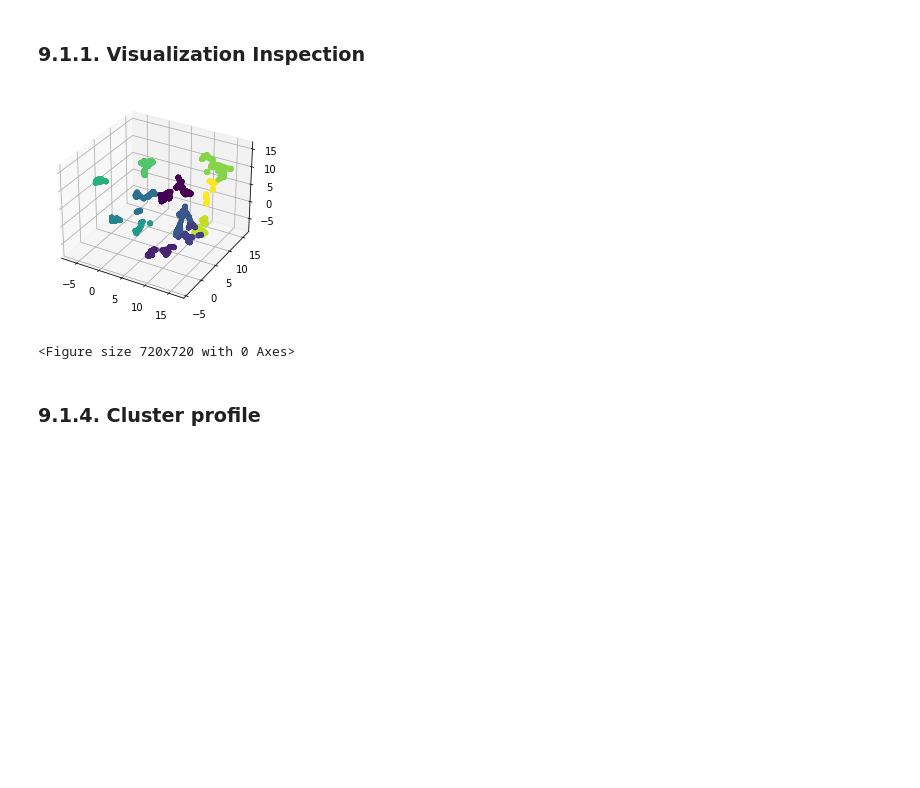
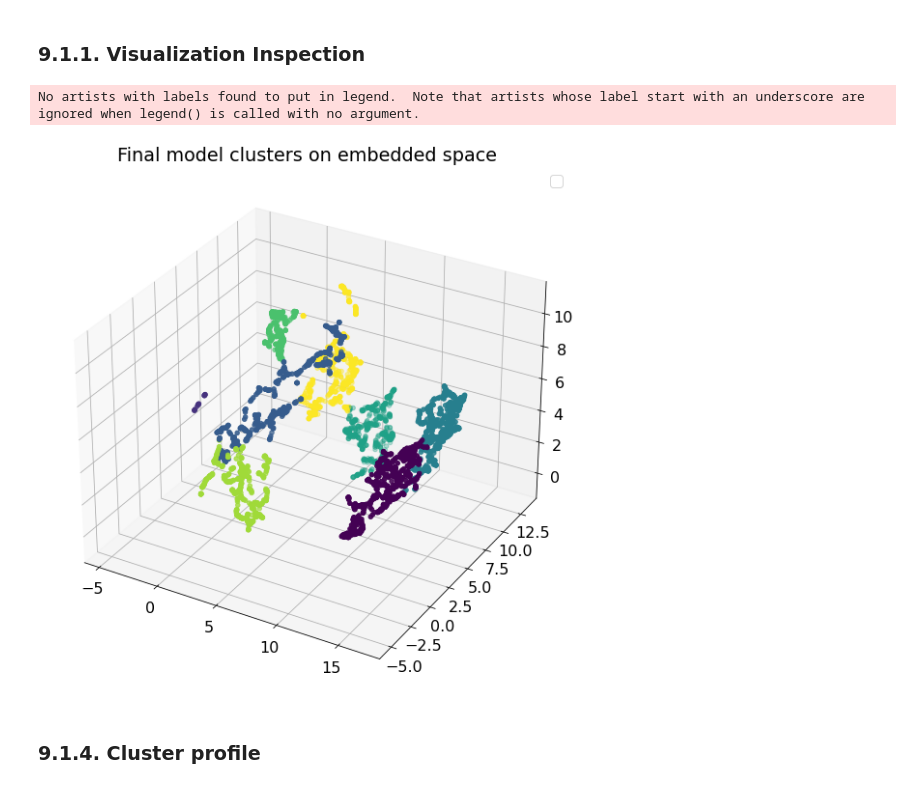
Before and after one commit to pedropscf/3-insiders-clustering, a Jupyter notebook: output.ipynb, the cells around one changed output. Cells and saved outputs as stored; diff of their text form; code cells hidden in the pictures; blank space fills up the shorter version.

```diff
--- a/output.ipynb
+++ b/output.ipynb
@@ -910,8 +948,8 @@ Rescale         -> assumption that the feature does not follow a normal distribu
 # %%
 df_rescaled = df4.copy()
 #df_rescaled = data_space.copy()
-df_rescaled = df_rescaled.drop(columns=['purchases', 'recency_d', 'quantity_d', 'invoices_p', 'invoices_d', 'avg_basket_size', 'purchases_pday','relative_revenue', 'relative_quantity'], axis=1)
-#df_rescaled = df_rescaled.drop(columns=['purchases', 'recency_d', 'quantity_d', 'quantity_p', 'invoices_d', 'avg_basket_size', 'purchases_pday','relative_revenue', 'relative_quantity'], axis=1)
+df_rescaled = df_rescaled.drop(columns=['customer_id', 'gross_revenue', 'recency_d', 'quantity_d', 'invoices_d', 'avg_basket_size', 'purchases_pday','relative_revenue', 'relative_quantity'], axis=1)
+#df_rescaled = df_rescaled.drop(columns=['customer_id', 'purchases', 'recency_d', 'quantity_d', 'invoices_p', 'invoices_d', 'avg_basket_size', 'purchases_pday','relative_revenue', 'relative_quantity'], axis=1)
 
 rs = RobustScaler()
 mm = MinMaxScaler()
@@ -969,0 +1012,3 @@ print(df7_embbed.shape)
+# %%
+df7 = df_rescaled.copy()
+df7_embbed = X_UMAP.copy()
@@ -1022,14 +1221,24 @@ Along with the better results brought by the Hierarchical model applied on a emb
 # %%
-k = 12
+k = 8
 
 # model definition
-#gmm_emb_model = mx.GaussianMixture(n_components=k)
+try:
+    parameters = json.load('models/model_parameters.json')
+    gmm_emb_model = mx.GaussianMixture(n_components=k, max_iter=500, n_init=100, random_state=42,
+                                       weights_init = np.array(parameters['weights']),
+                                       means_init = np.array(parameters['means']),
+                                       precisions_init = np.array(parameters['precisions'])
+                                      )
+
+except:
+    print('Tried loading previous model parameters, but without sucess.')
+    gmm_emb_model = mx.GaussianMixture(n_components=k, max_iter=500, n_init=100, random_state=42)
 
 # model training
-#gmm_emb_model.fit(X_embbed)
+gmm_emb_model.fit(X_embbed)
 
 # model predict
-#labels = gmm_emb_model.predict(X_embbed)
+labels = gmm_emb_model.predict(X_embbed)
 
 # model performance
 #sil = metrics.silhouette_score(X_embbed, labels, metric='euclidean')
@@ -1038,10 +1247,10 @@ k = 12
 
 
 # model definition & training
-hc_emb_model = hc.linkage(X_embbed, 'ward')
+#hc_emb_model = hc.linkage(X_embbed, 'average')
 
 # model predict
-labels = hc.fcluster(hc_emb_model, k, criterion='maxclust')
+#labels = hc.fcluster(hc_emb_model, k, criterion='maxclust')
 
 # model performance
-sil = metrics.silhouette_score(X_embbed, labels, metric='euclidean')
+#sil = metrics.silhouette_score(X_embbed, labels, metric='euclidean')
@@ -1053,18 +1277,22 @@ sil = metrics.silhouette_score(X_embbed, labels, metric='euclidean')
 df9 = df_ref.copy()
 df9 = df9[df9['customer_id'].isin(customers_to_cluster)]
 df9['cluster'] = labels
-df_leaf['cluster'] = labels
+X_UMAP['cluster'] = labels
 # %% [markdown]
 ### 9.1.1. Visualization Inspection
 # %%
 fig = plt.figure(figsize=(10,10))
 ax = fig.add_subplot(111, projection='3d')
-ax.scatter(df_leaf['embedding_x'], df_leaf['embedding_y'], df_leaf['embedding_z'], c=df_leaf['cluster'])
+ax.scatter(X_UMAP['embedding_x'], X_UMAP['embedding_y'], X_UMAP['embedding_z'], c=X_UMAP['cluster'])
 
+
+ax.set_title('Final model clusters on embedded space')
+ax.legend()
+plt.savefig('clusters.png', dpi=fig.dpi)
 plt.show()
 # %% [output]
+No artists with labels found to put in legend.  Note that artists whose label start with an underscore are ignored when legend() is called with no argument.
-[figure, old version]
+[figure, new version]
-<Figure size 720x720 with 0 Axes>
 # %% [markdown]
 ### 9.1.4. Cluster profile
 # %% [markdown]
```
Also changed, not shown: parts of 93 cells of this notebook, 2 other files.
